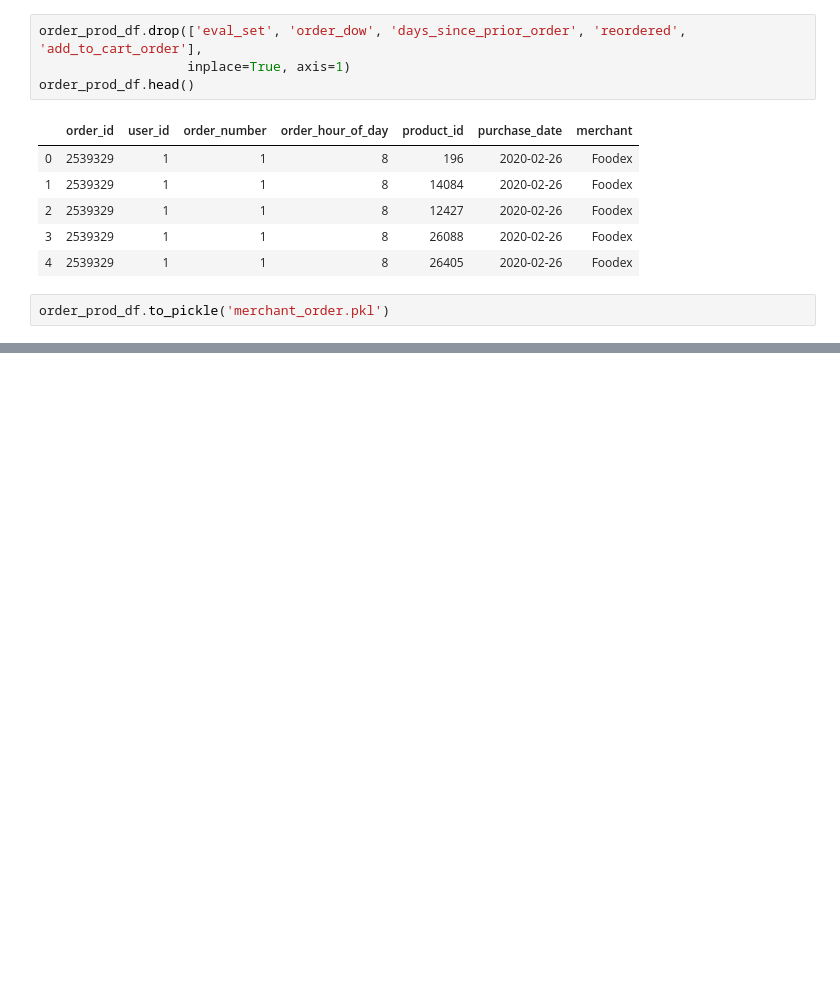
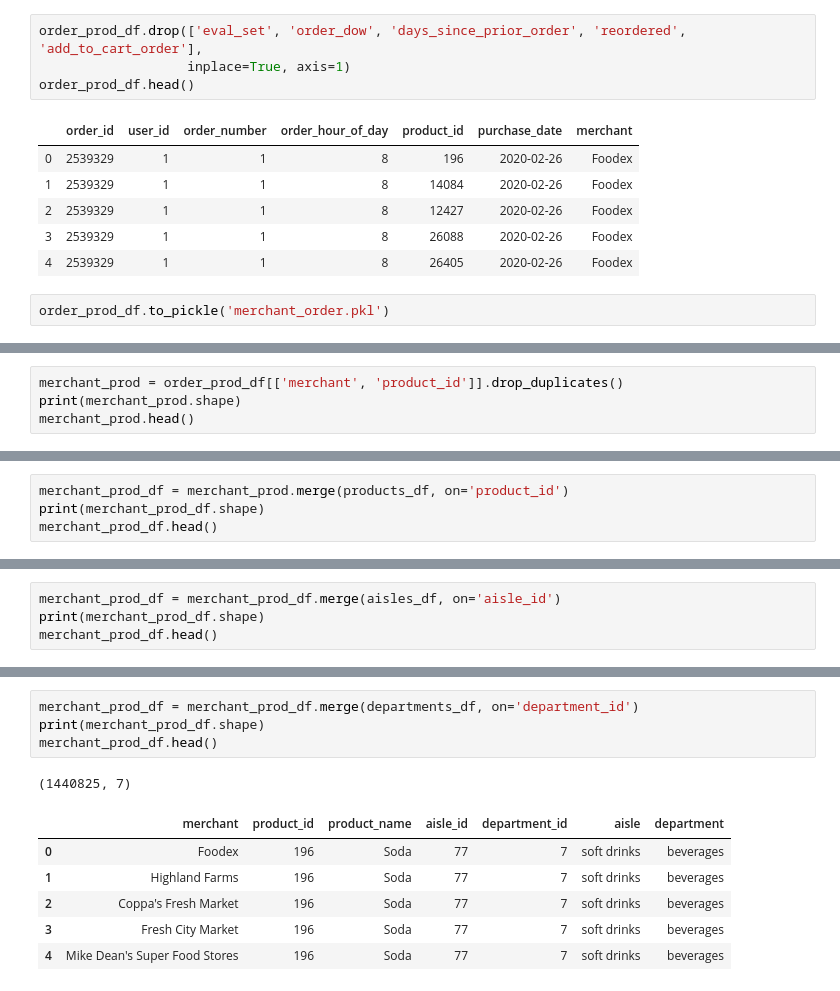
Before and after one commit to hanhanwu/Hanhan_Break_the_Limits, a Jupyter notebook: Bank_Fantasy/Golden_Bridge/data_preprocessing.ipynb, the cells around one changed output, grey strips where cells are left out. Cells and saved outputs as stored; diff of their text form; blank space fills up the shorter version.

```diff
--- a/Bank_Fantasy/Golden_Bridge/data_preprocessing.ipynb
+++ b/Bank_Fantasy/Golden_Bridge/data_preprocessing.ipynb
@@ -287,0 +292,4 @@ order_prod_df.to_pickle('merchant_order.pkl')
+# %%
+merchant_prod = order_prod_df[['merchant', 'product_id']].drop_duplicates()
+print(merchant_prod.shape)
+merchant_prod.head()
@@ -287,0 +304,4 @@ order_prod_df.to_pickle('merchant_order.pkl')
+# %%
+merchant_prod_df = merchant_prod.merge(products_df, on='product_id')
+print(merchant_prod_df.shape)
+merchant_prod_df.head()
@@ -287,0 +316,4 @@ order_prod_df.to_pickle('merchant_order.pkl')
+# %%
+merchant_prod_df = merchant_prod_df.merge(aisles_df, on='aisle_id')
+print(merchant_prod_df.shape)
+merchant_prod_df.head()
@@ -287,0 +328,12 @@ order_prod_df.to_pickle('merchant_order.pkl')
+# %%
+merchant_prod_df = merchant_prod_df.merge(departments_df, on='department_id')
+print(merchant_prod_df.shape)
+merchant_prod_df.head()
+# %% [output]
+(1440825, 7)
+|  | merchant | product_id | product_name | aisle_id | department_id | aisle | department |
+| 0 | Foodex | 196 | Soda | 77 | 7 | soft drinks | beverages |
+| 1 | Highland Farms | 196 | Soda | 77 | 7 | soft drinks | beverages |
+| 2 | Coppa's Fresh Market | 196 | Soda | 77 | 7 | soft drinks | beverages |
+| 3 | Fresh City Market | 196 | Soda | 77 | 7 | soft drinks | beverages |
+| 4 | Mike Dean's Super Food Stores | 196 | Soda | 77 | 7 | soft drinks | beverages |
```
Also changed, not shown: parts of 23 cells of this notebook.
